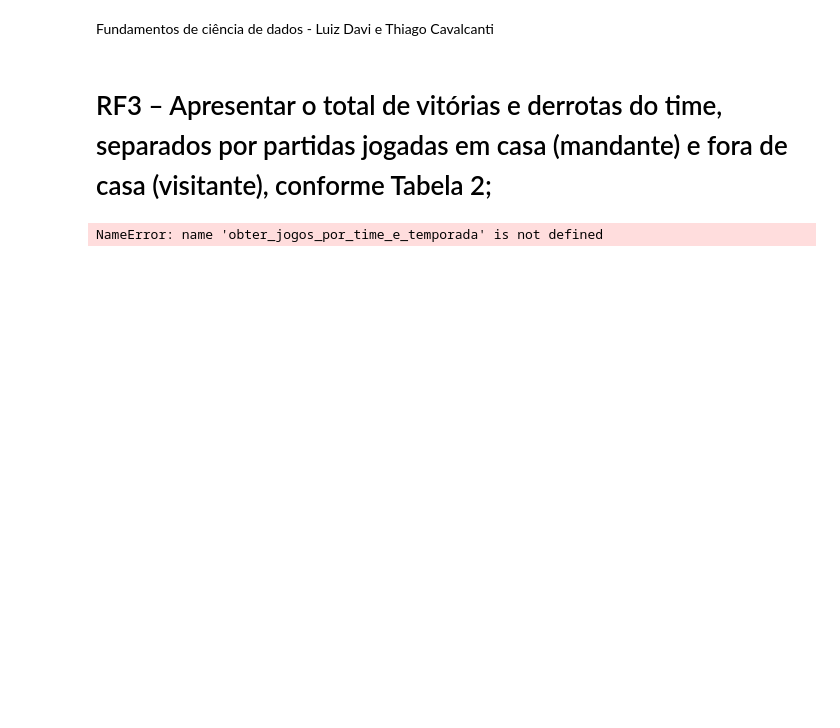
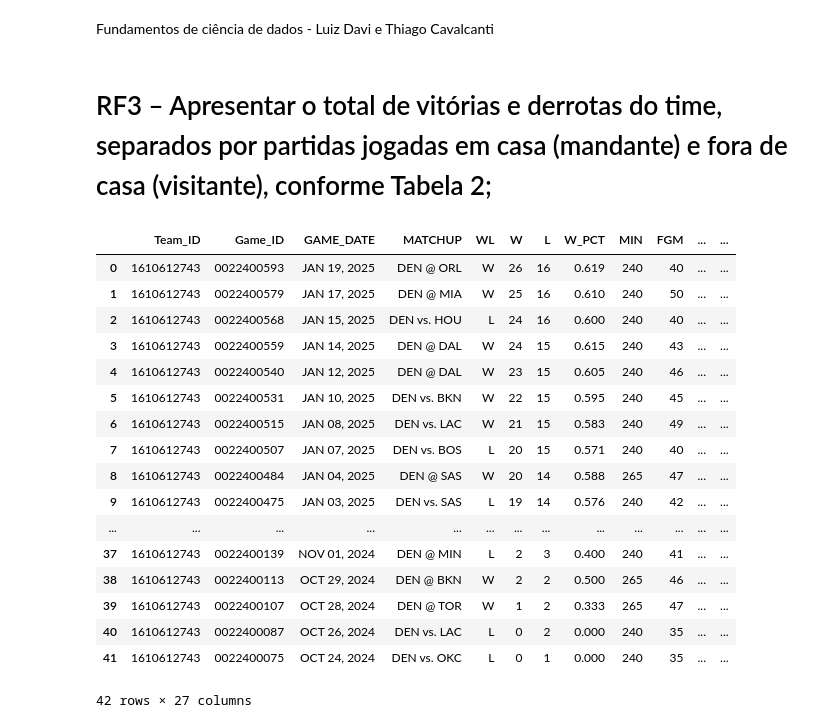
Before and after one commit to luiz-davi-m/ciencia-de-dados-nba, a Jupyter notebook: Parte 1/RF3.ipynb, the cells around one changed output. Saved outputs shown, nothing was run; the diff lists cells and outputs as text; code cells hidden in the pictures; blank space fills up the shorter version.

```diff
--- a/Parte 1/RF3.ipynb
+++ b/Parte 1/RF3.ipynb
@@ -8,11 +8,28 @@ import pandas as pd
 # RF3 – Apresentar o total de vitórias e derrotas do time, separados por partidas jogadas em casa (mandante) e fora de casa (visitante), conforme Tabela 2;
 # %%
 dados_temporada_atual = obter_jogos_por_time_e_temporada(NOME_TIME, TEMPORADA_ATUAL)
-salvar_dataset_csv(dados_temporada_atual, f"{RESULTADOS_PATH}/rf3_total_vitoria_derrotas_denver.csv")
+salvar_dataset_csv(dados_temporada_atual, f"{RESULTADOS_PATH}/rf3_data_set.csv")
 
 dados_temporada_atual
 # %% [output]
+|  | Team_ID | Game_ID | GAME_DATE | MATCHUP | WL | W | L | W_PCT | MIN | FGM | ... | ... |
+| 0 | 1610612743 | 0022400593 | JAN 19, 2025 | DEN @ ORL | W | 26 | 16 | 0.619 | 240 | 40 | ... | ... |
+| 1 | 1610612743 | 0022400579 | JAN 17, 2025 | DEN @ MIA | W | 25 | 16 | 0.610 | 240 | 50 | ... | ... |
+| 2 | 1610612743 | 0022400568 | JAN 15, 2025 | DEN vs. HOU | L | 24 | 16 | 0.600 | 240 | 40 | ... | ... |
+| 3 | 1610612743 | 0022400559 | JAN 14, 2025 | DEN @ DAL | W | 24 | 15 | 0.615 | 240 | 43 | ... | ... |
+| 4 | 1610612743 | 0022400540 | JAN 12, 2025 | DEN @ DAL | W | 23 | 15 | 0.605 | 240 | 46 | ... | ... |
+| 5 | 1610612743 | 0022400531 | JAN 10, 2025 | DEN vs. BKN | W | 22 | 15 | 0.595 | 240 | 45 | ... | ... |
+| 6 | 1610612743 | 0022400515 | JAN 08, 2025 | DEN vs. LAC | W | 21 | 15 | 0.583 | 240 | 49 | ... | ... |
+| 7 | 1610612743 | 0022400507 | JAN 07, 2025 | DEN vs. BOS | L | 20 | 15 | 0.571 | 240 | 40 | ... | ... |
+| 8 | 1610612743 | 0022400484 | JAN 04, 2025 | DEN @ SAS | W | 20 | 14 | 0.588 | 265 | 47 | ... | ... |
+| 9 | 1610612743 | 0022400475 | JAN 03, 2025 | DEN vs. SAS | L | 19 | 14 | 0.576 | 240 | 42 | ... | ... |
+| ... | ... | ... | ... | ... | ... | ... | ... | ... | ... | ... | ... | ... |
+| 37 | 1610612743 | 0022400139 | NOV 01, 2024 | DEN @ MIN | L | 2 | 3 | 0.400 | 240 | 41 | ... | ... |
+| 38 | 1610612743 | 0022400113 | OCT 29, 2024 | DEN @ BKN | W | 2 | 2 | 0.500 | 265 | 46 | ... | ... |
+| 39 | 1610612743 | 0022400107 | OCT 28, 2024 | DEN @ TOR | W | 1 | 2 | 0.333 | 265 | 47 | ... | ... |
+| 40 | 1610612743 | 0022400087 | OCT 26, 2024 | DEN vs. LAC | L | 0 | 2 | 0.000 | 240 | 35 | ... | ... |
+| 41 | 1610612743 | 0022400075 | OCT 24, 2024 | DEN vs. OKC | L | 0 | 1 | 0.000 | 240 | 35 | ... | ... |
-NameError: name 'obter_jogos_por_time_e_temporada' is not defined
+42 rows × 27 columns
 # %%
 def obter_estatisticas_de_resultados(dados_temporada):
     total_vitorias = 0
```
Also changed, not shown: parts of 1 cell of this notebook, 26 other files.
